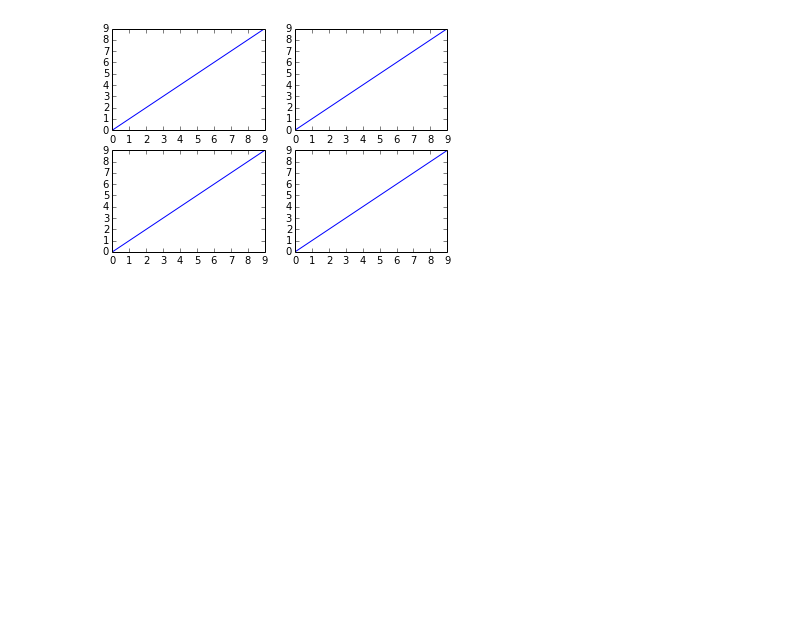
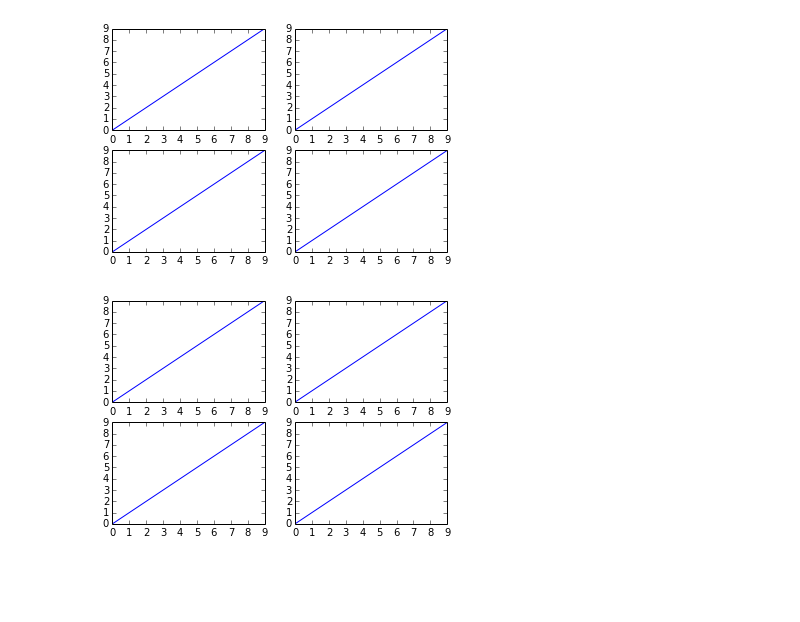
Before and after one commit to rasbt/matplotlib-gallery, a Jupyter notebook: ipynb/formatting.ipynb, the cells around one changed output. Saved outputs shown, nothing was run; the diff lists cells and outputs as text; code cells hidden in the pictures; blank space fills up the shorter version.

Commit message:
added alternative subplot setup

```diff
--- a/ipynb/formatting.ipynb
+++ b/ipynb/formatting.ipynb
@@ -88,6 +88,24 @@ for row in ax:
 plt.show()
 # %% [output]
 [figure]
+# %%
+fig, ax = plt.subplots(nrows=2,ncols=2)
+
+plt.subplot(2,2,1)
+plt.plot(x, y)
+
+plt.subplot(2,2,2)
+plt.plot(x, y)
+
+plt.subplot(2,2,3)
+plt.plot(x, y)
+
+plt.subplot(2,2,4)
+plt.plot(x, y)
+
+plt.show()
+# %% [output]
+[figure, added]
 # %% [markdown]
 <br>
 <br>
```
Also changed, not shown: parts of 1 cell of this notebook.
